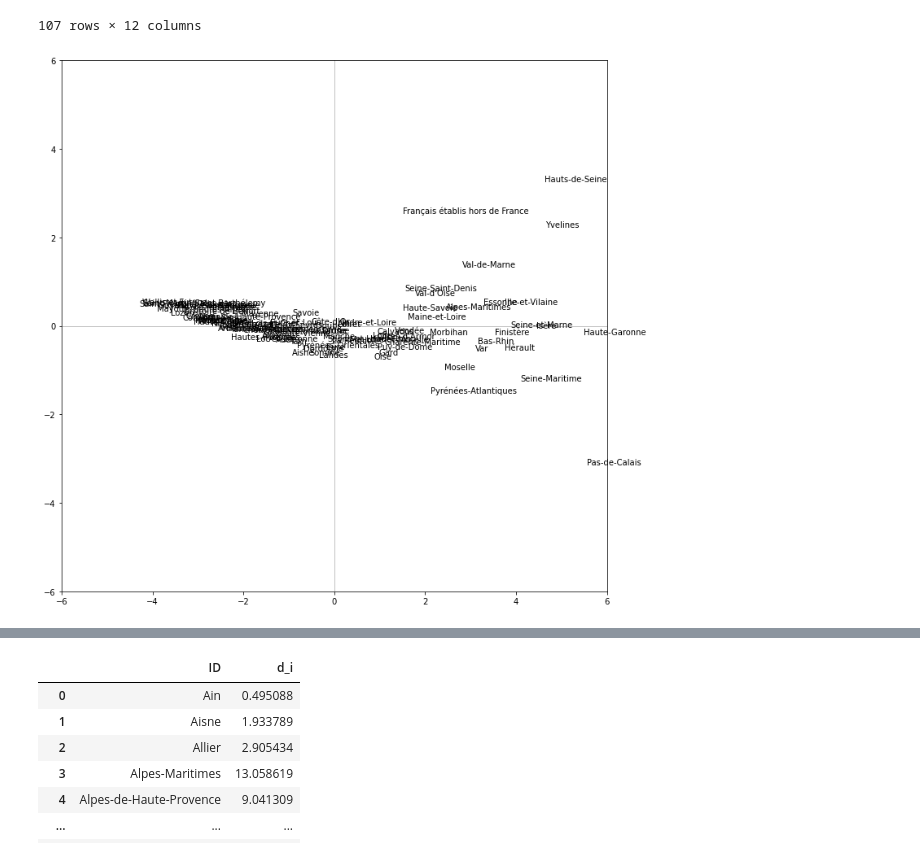
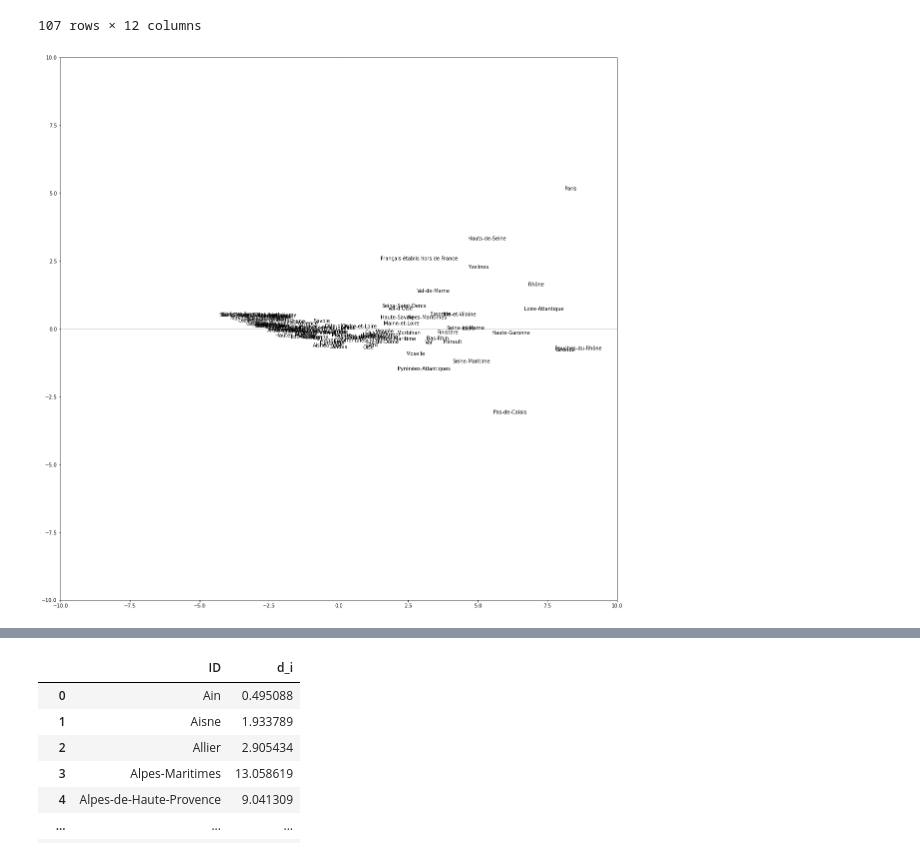
Before and after one commit to BaderEK/AnalyseDeDonnees, a Jupyter notebook: Groupe 2/Groupe 2/rendu.ipynb, the cells around one changed output, grey strips where cells are left out. Cells and saved outputs as stored; diff of their text form; code cells hidden in the pictures.

```diff
--- a/Groupe 2/Groupe 2/rendu.ipynb
+++ b/Groupe 2/Groupe 2/rendu.ipynb
@@ -632,15 +632,15 @@ cf
 # %%
 df_acp_dep_mini = df_acp_dep.head(20)
 # %%
-fig, axes = plt.subplots(figsize=(12,12))
-axes.set_xlim(-6,6)
-axes.set_ylim(-6,6)
+fig, axes = plt.subplots(figsize=(20,20))
+axes.set_xlim(-10,10)
+axes.set_ylim(-10,10)
 for i in range(n):
     plt.annotate(df_acp_dep.index[i],(coord[i,0],coord[i,1]))
-plt.plot([-6,6],[0,0],color='silver',linestyle='-',linewidth=1)
-plt.plot([0,0],[-6,6],color='silver',linestyle='-',linewidth=1)
+plt.plot([-10,10],[0,0],color='silver',linestyle='-',linewidth=1)
+plt.plot([0,0],[-10,10],color='silver',linestyle='-',linewidth=1)
 plt.show()
 
 # Pas ouf comme représentation
 # %% [output]
-[figure, old version]
+[figure, new version]
```
Also changed, not shown: parts of 9 cells of this notebook.
